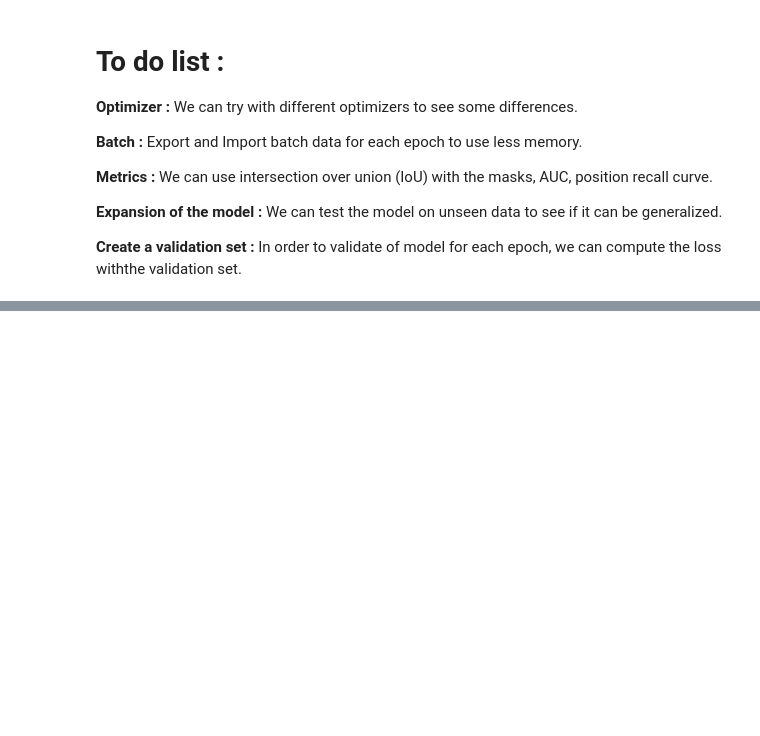
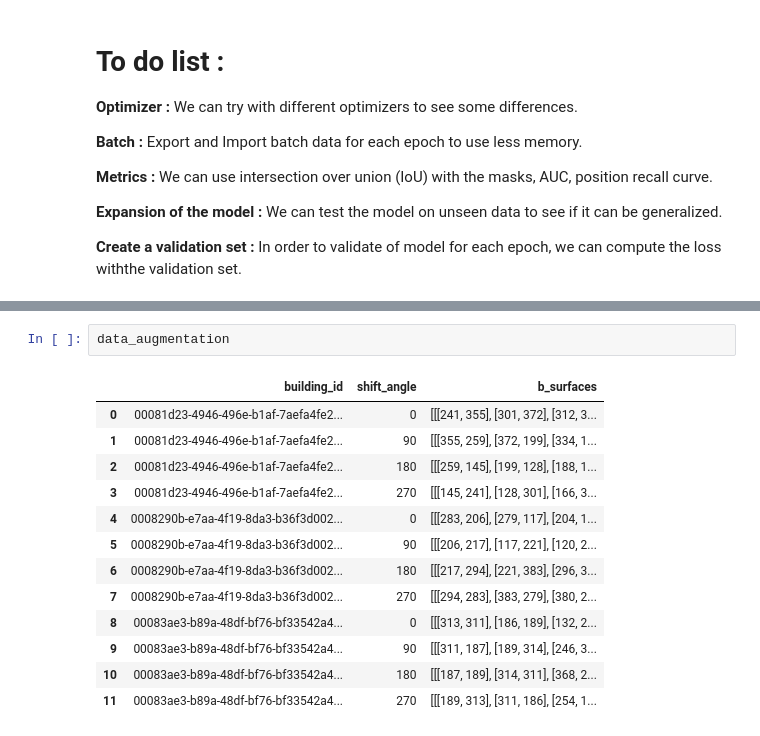
Before and after one commit to MichelQu/Otovo_Deep_Learning, a Jupyter notebook: DeepLearningProject.ipynb, the cells around one changed output, grey strips where cells are left out. Drawn from its saved outputs; the diff is of its cells as text; blank space fills up the shorter version.

```diff
--- a/DeepLearningProject.ipynb
+++ b/DeepLearningProject.ipynb
@@ -604,0 +653,16 @@ for i, prediction in enumerate(outputs[:3]) :
+# %%
+data_augmentation
+# %% [output]
+|  | building_id | shift_angle | b_surfaces |
+| 0 | 00081d23-4946-496e-b1af-7aefa4fe2... | 0 | [[[241, 355], [301, 372], [312, 3... |
+| 1 | 00081d23-4946-496e-b1af-7aefa4fe2... | 90 | [[[355, 259], [372, 199], [334, 1... |
+| 2 | 00081d23-4946-496e-b1af-7aefa4fe2... | 180 | [[[259, 145], [199, 128], [188, 1... |
+| 3 | 00081d23-4946-496e-b1af-7aefa4fe2... | 270 | [[[145, 241], [128, 301], [166, 3... |
+| 4 | 0008290b-e7aa-4f19-8da3-b36f3d002... | 0 | [[[283, 206], [279, 117], [204, 1... |
+| 5 | 0008290b-e7aa-4f19-8da3-b36f3d002... | 90 | [[[206, 217], [117, 221], [120, 2... |
+| 6 | 0008290b-e7aa-4f19-8da3-b36f3d002... | 180 | [[[217, 294], [221, 383], [296, 3... |
+| 7 | 0008290b-e7aa-4f19-8da3-b36f3d002... | 270 | [[[294, 283], [383, 279], [380, 2... |
+| 8 | 00083ae3-b89a-48df-bf76-bf33542a4... | 0 | [[[313, 311], [186, 189], [132, 2... |
+| 9 | 00083ae3-b89a-48df-bf76-bf33542a4... | 90 | [[[311, 187], [189, 314], [246, 3... |
+| 10 | 00083ae3-b89a-48df-bf76-bf33542a4... | 180 | [[[187, 189], [314, 311], [368, 2... |
+| 11 | 00083ae3-b89a-48df-bf76-bf33542a4... | 270 | [[[189, 313], [311, 186], [254, 1... |
```
Also changed, not shown: parts of 19 cells of this notebook, 1 other file.
